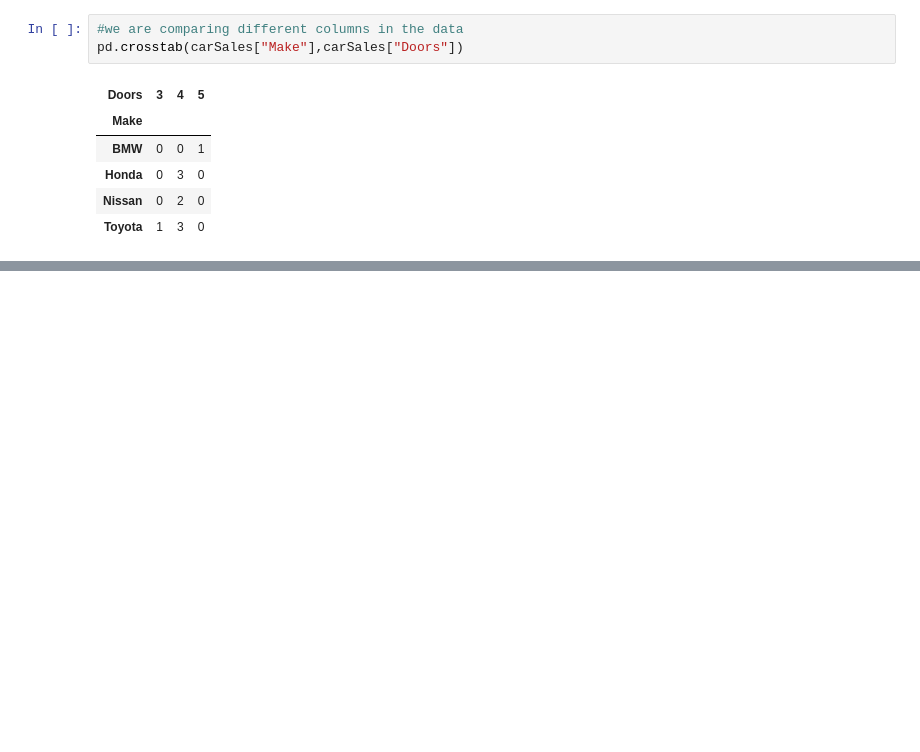
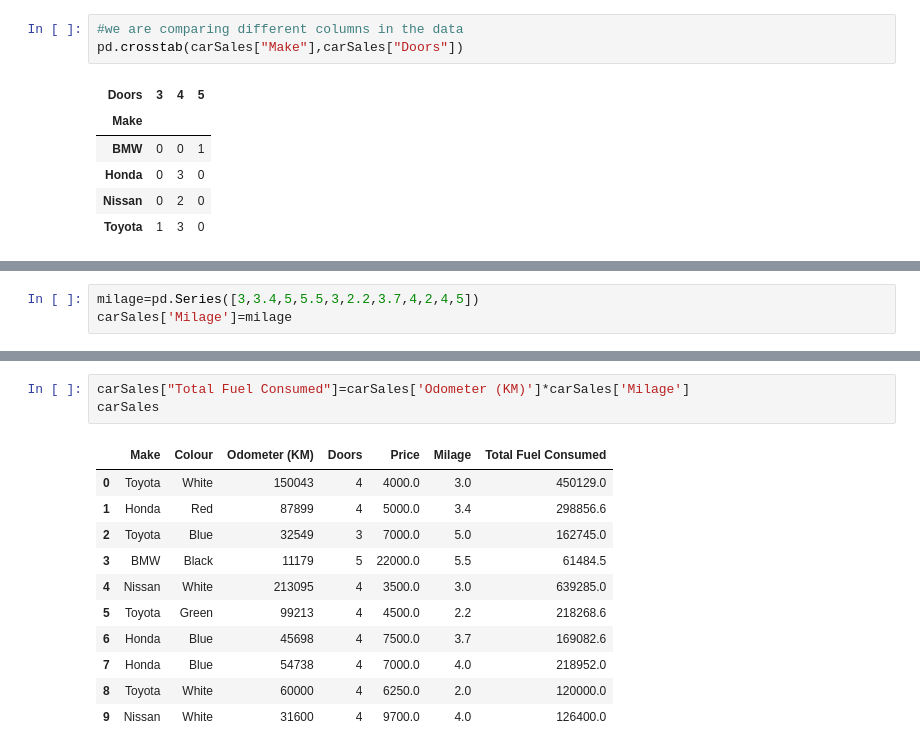
Before and after one commit to paudelKiran/Data-Science, a Jupyter notebook: project1/LearningPandas.ipynb, the cells around one changed output, grey strips where cells are left out. Drawn from its saved outputs; the diff is of its cells as text; blank space fills up the shorter version.

```diff
--- a/project1/LearningPandas.ipynb
+++ b/project1/LearningPandas.ipynb
@@ -100,0 +247,3 @@ pd.crosstab(carSales["Make"],carSales["Doors"])
+# %%
+milage=pd.Series([3,3.4,5,5.5,3,2.2,3.7,4,2,4,5])
+carSales['Milage']=milage
@@ -100,0 +264,15 @@ pd.crosstab(carSales["Make"],carSales["Doors"])
+# %%
+carSales["Total Fuel Consumed"]=carSales['Odometer (KM)']*carSales['Milage']
+carSales
+# %% [output]
+|  | Make | Colour | Odometer (KM) | Doors | Price | Milage | Total Fuel Consumed |
+| 0 | Toyota | White | 150043 | 4 | 4000.0 | 3.0 | 450129.0 |
+| 1 | Honda | Red | 87899 | 4 | 5000.0 | 3.4 | 298856.6 |
+| 2 | Toyota | Blue | 32549 | 3 | 7000.0 | 5.0 | 162745.0 |
+| 3 | BMW | Black | 11179 | 5 | 22000.0 | 5.5 | 61484.5 |
+| 4 | Nissan | White | 213095 | 4 | 3500.0 | 3.0 | 639285.0 |
+| 5 | Toyota | Green | 99213 | 4 | 4500.0 | 2.2 | 218268.6 |
+| 6 | Honda | Blue | 45698 | 4 | 7500.0 | 3.7 | 169082.6 |
+| 7 | Honda | Blue | 54738 | 4 | 7000.0 | 4.0 | 218952.0 |
+| 8 | Toyota | White | 60000 | 4 | 6250.0 | 2.0 | 120000.0 |
+| 9 | Nissan | White | 31600 | 4 | 9700.0 | 4.0 | 126400.0 |
```
Also changed, not shown: parts of 18 cells of this notebook, 2 other files.
